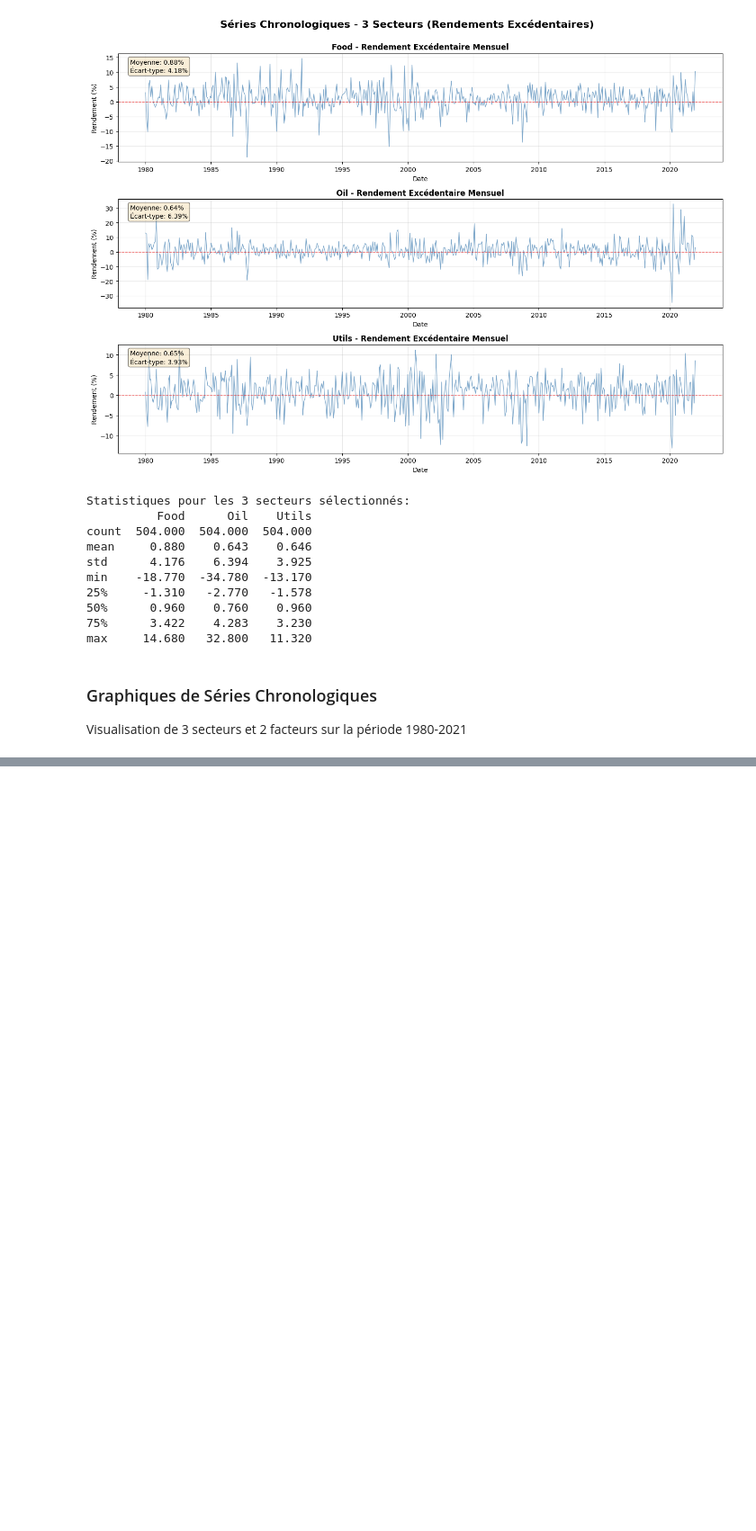
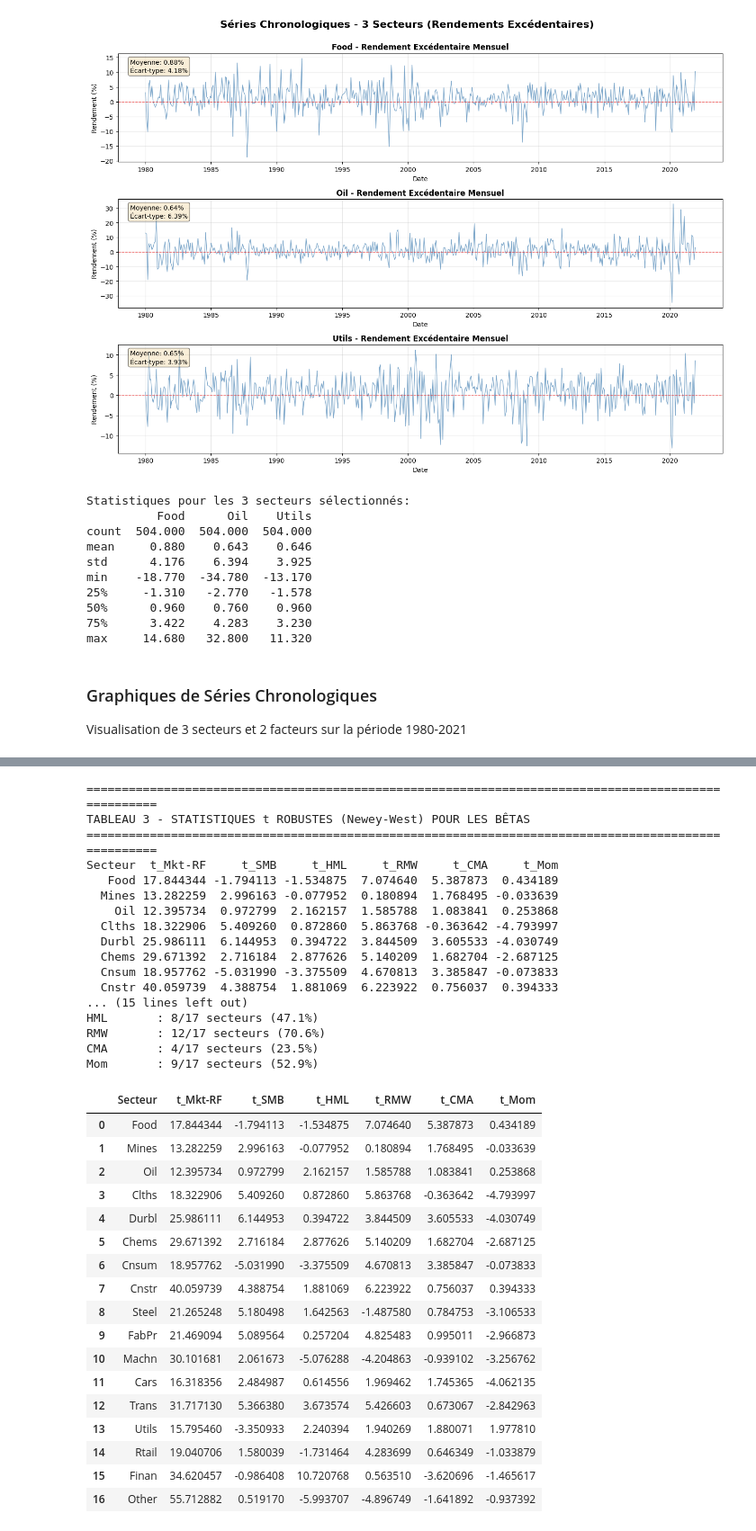
Before and after one commit to VincentD1209/TP3-Econo, a Jupyter notebook: TP3.ipynb, the cells around one changed output, grey strips where cells are left out. Shown at 90% size. Drawn from its saved outputs; the diff is of its cells as text; code cells hidden in the pictures; blank space fills up the shorter version.

```diff
--- a/TP3.ipynb
+++ b/TP3.ipynb
@@ -429,0 +721,61 @@ print(f"Nombre d'observations: {len(df_final_excess)} mois")
+# %%
+# 3. Tableau des statistiques t robustes pour les Bêtas
+
+# Créer un DataFrame avec toutes les t-stats
+tstats_dict = {'Secteur': secteur_cols}
+for i, facteur in enumerate(facteurs_regression):
+    tstats_dict[f't_{facteur}'] = [resultats_regression[s]['betas_tstat'][i] for s in secteur_cols]
+
+df_tstats = pd.DataFrame(tstats_dict)
+
+print("="*100)
+print("TABLEAU 3 - STATISTIQUES t ROBUSTES (Newey-West) POUR LES BÊTAS")
+print("="*100)
+print(df_tstats.to_string(index=False))
+
+# Compter les bêtas significatifs par facteur
+print("\n" + "="*100)
+print("NOMBRE DE BÊTAS SIGNIFICATIFS PAR FACTEUR (|t| > 1.96)")
+print("="*100)
+for i, facteur in enumerate(facteurs_regression):
+    tstats_facteur = [abs(resultats_regression[s]['betas_tstat'][i]) for s in secteur_cols]
+    signif = sum(1 for t in tstats_facteur if t > 1.96)
+    print(f"{facteur:10s}: {signif}/{len(secteur_cols)} secteurs ({100*signif/len(secteur_cols):.1f}%)")
+
+df_tstats
+# %% [output]
+====================================================================================================
+TABLEAU 3 - STATISTIQUES t ROBUSTES (Newey-West) POUR LES BÊTAS
+====================================================================================================
+Secteur  t_Mkt-RF     t_SMB     t_HML     t_RMW     t_CMA     t_Mom
+   Food 17.844344 -1.794113 -1.534875  7.074640  5.387873  0.434189
+  Mines 13.282259  2.996163 -0.077952  0.180894  1.768495 -0.033639
+    Oil 12.395734  0.972799  2.162157  1.585788  1.083841  0.253868
+  Clths 18.322906  5.409260  0.872860  5.863768 -0.363642 -4.793997
+  Durbl 25.986111  6.144953  0.394722  3.844509  3.605533 -4.030749
+  Chems 29.671392  2.716184  2.877626  5.140209  1.682704 -2.687125
+  Cnsum 18.957762 -5.031990 -3.375509  4.670813  3.385847 -0.073833
+  Cnstr 40.059739  4.388754  1.881069  6.223922  0.756037  0.394333
+... (15 lines left out)
+HML       : 8/17 secteurs (47.1%)
+RMW       : 12/17 secteurs (70.6%)
+CMA       : 4/17 secteurs (23.5%)
+Mom       : 9/17 secteurs (52.9%)
+|  | Secteur | t_Mkt-RF | t_SMB | t_HML | t_RMW | t_CMA | t_Mom |
+| 0 | Food | 17.844344 | -1.794113 | -1.534875 | 7.074640 | 5.387873 | 0.434189 |
+| 1 | Mines | 13.282259 | 2.996163 | -0.077952 | 0.180894 | 1.768495 | -0.033639 |
+| 2 | Oil | 12.395734 | 0.972799 | 2.162157 | 1.585788 | 1.083841 | 0.253868 |
+| 3 | Clths | 18.322906 | 5.409260 | 0.872860 | 5.863768 | -0.363642 | -4.793997 |
+| 4 | Durbl | 25.986111 | 6.144953 | 0.394722 | 3.844509 | 3.605533 | -4.030749 |
+| 5 | Chems | 29.671392 | 2.716184 | 2.877626 | 5.140209 | 1.682704 | -2.687125 |
+| 6 | Cnsum | 18.957762 | -5.031990 | -3.375509 | 4.670813 | 3.385847 | -0.073833 |
+| 7 | Cnstr | 40.059739 | 4.388754 | 1.881069 | 6.223922 | 0.756037 | 0.394333 |
+| 8 | Steel | 21.265248 | 5.180498 | 1.642563 | -1.487580 | 0.784753 | -3.106533 |
+| 9 | FabPr | 21.469094 | 5.089564 | 0.257204 | 4.825483 | 0.995011 | -2.966873 |
+| 10 | Machn | 30.101681 | 2.061673 | -5.076288 | -4.204863 | -0.939102 | -3.256762 |
+| 11 | Cars | 16.318356 | 2.484987 | 0.614556 | 1.969462 | 1.745365 | -4.062135 |
+| 12 | Trans | 31.717130 | 5.366380 | 3.673574 | 5.426603 | 0.673067 | -2.842963 |
+| 13 | Utils | 15.795460 | -3.350933 | 2.240394 | 1.940269 | 1.880071 | 1.977810 |
+| 14 | Rtail | 19.040706 | 1.580039 | -1.731464 | 4.283699 | 0.646349 | -1.033879 |
+| 15 | Finan | 34.620457 | -0.986408 | 10.720768 | 0.563510 | -3.620696 | -1.465617 |
+| 16 | Other | 55.712882 | 0.519170 | -5.993707 | -4.896749 | -1.641892 | -0.937392 |
```
Also changed, not shown: parts of 17 cells of this notebook.
